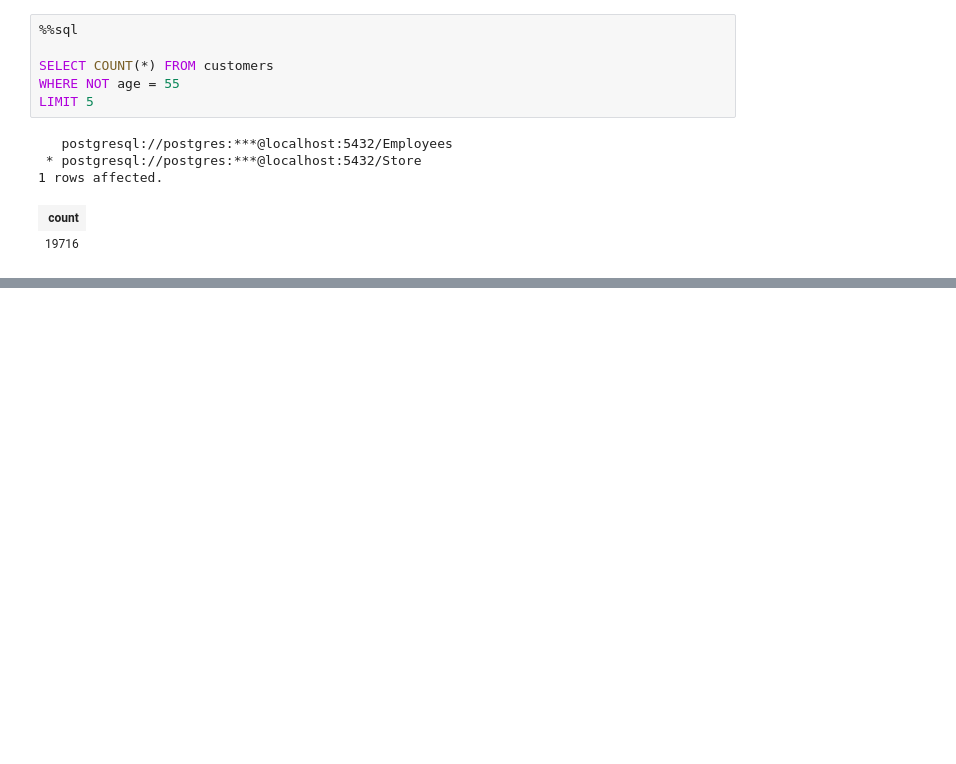
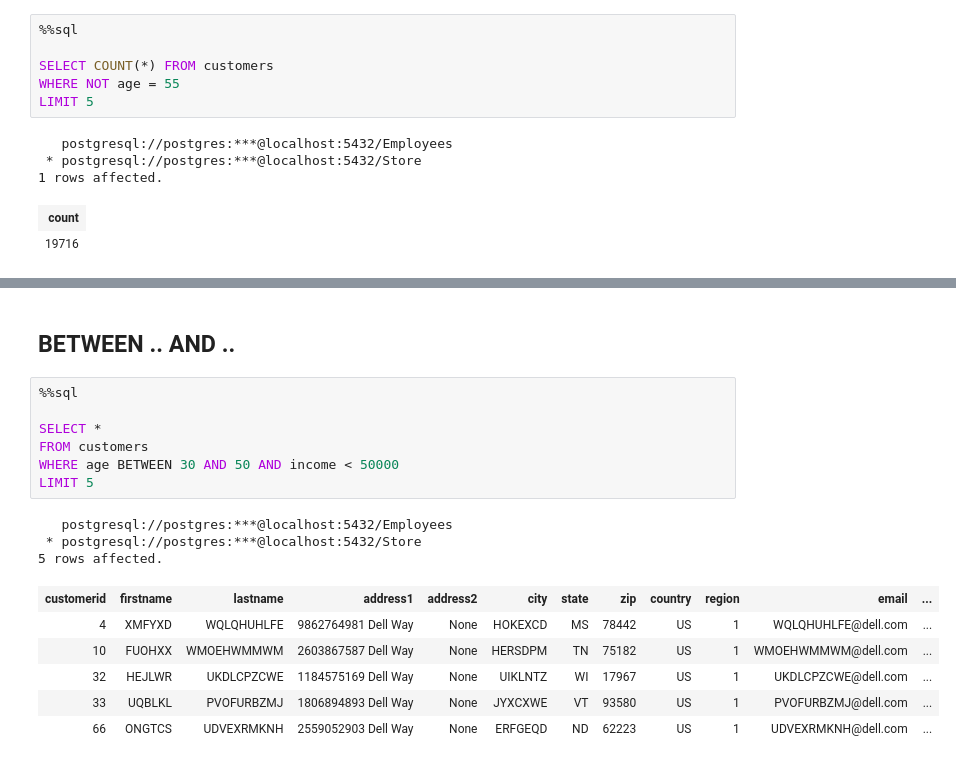
Before and after one commit to wisarootl/complete-sql-and-database-course, a Jupyter notebook: 05-sql-deep-dive.ipynb, the cells around one changed output, grey strips where cells are left out. Saved outputs shown, nothing was run; the diff lists cells and outputs as text; blank space fills up the shorter version.

```diff
--- a/05-sql-deep-dive.ipynb
+++ b/05-sql-deep-dive.ipynb
@@ -169,0 +238,19 @@ LIMIT 5
+# %% [markdown]
+## BETWEEN .. AND ..
+# %%
+%%sql
+
+SELECT *
+FROM customers
+WHERE age BETWEEN 30 AND 50 AND income < 50000
+LIMIT 5
+# %% [output]
+   postgresql://postgres:***@localhost:5432/Employees
+ * postgresql://postgres:***@localhost:5432/Store
+5 rows affected.
+| customerid | firstname | lastname | address1 | address2 | city | state | zip | country | region | email | ... |
+| 4 | XMFYXD | WQLQHUHLFE | 9862764981 Dell Way | None | HOKEXCD | MS | 78442 | US | 1 | WQLQHUHLFE@dell.com | ... |
+| 10 | FUOHXX | WMOEHWMMWM | 2603867587 Dell Way | None | HERSDPM | TN | 75182 | US | 1 | WMOEHWMMWM@dell.com | ... |
+| 32 | HEJLWR | UKDLCPZCWE | 1184575169 Dell Way | None | UIKLNTZ | WI | 17967 | US | 1 | UKDLCPZCWE@dell.com | ... |
+| 33 | UQBLKL | PVOFURBZMJ | 1806894893 Dell Way | None | JYXCXWE | VT | 93580 | US | 1 | PVOFURBZMJ@dell.com | ... |
+| 66 | ONGTCS | UDVEXRMKNH | 2559052903 Dell Way | None | ERFGEQD | ND | 62223 | US | 1 | UDVEXRMKNH@dell.com | ... |
```
Also changed, not shown: parts of 73 cells of this notebook, 6 other files.
